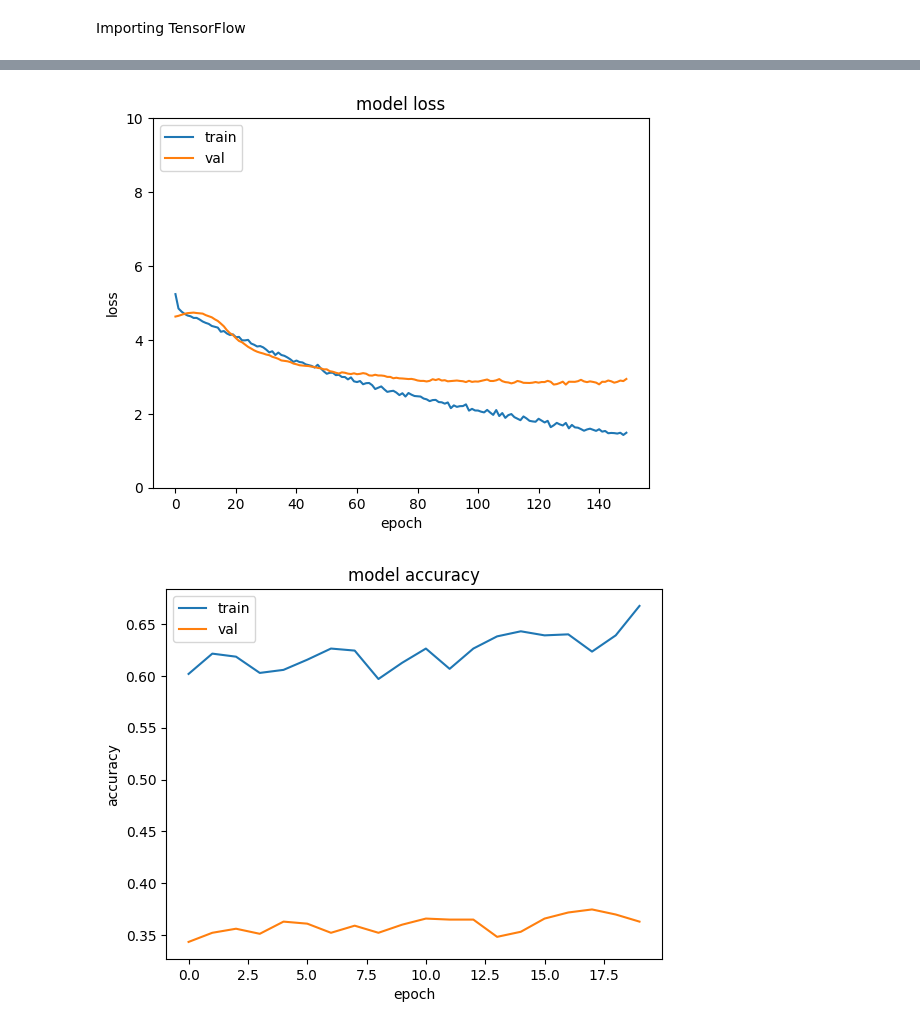
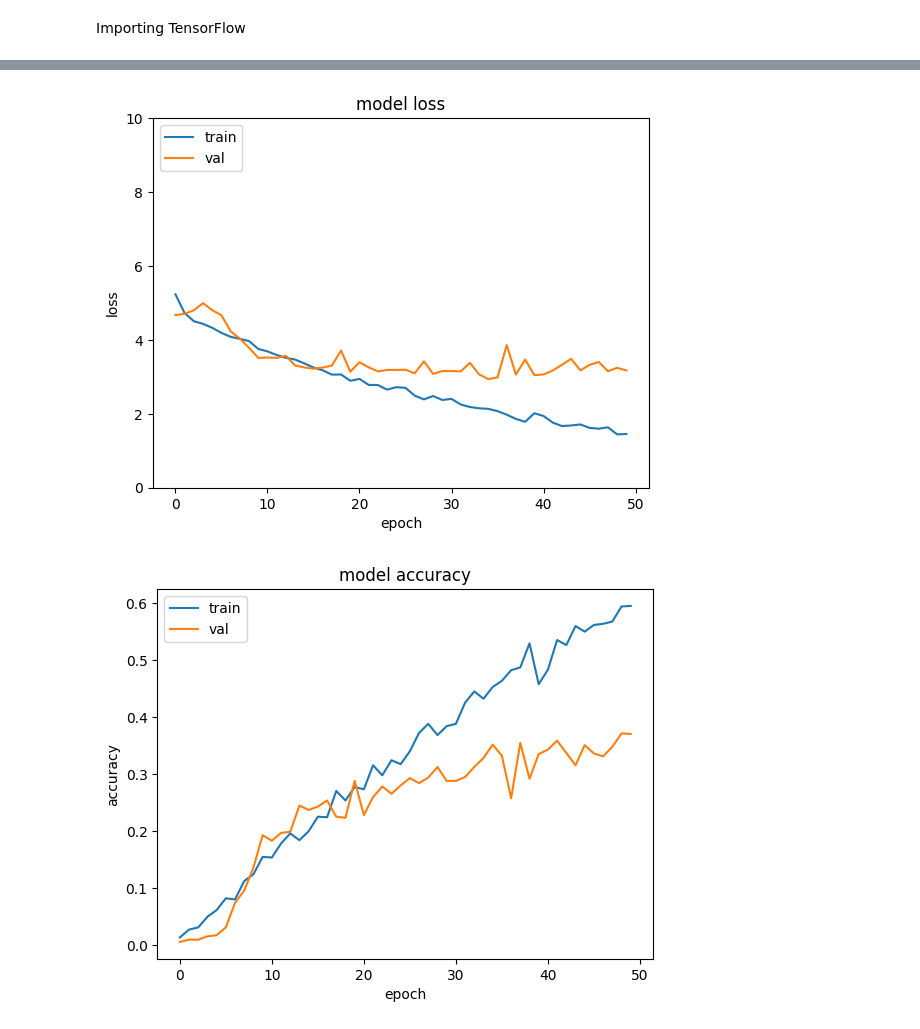
Before and after one commit to Int-Group-44/flowers-102, a Jupyter notebook: OxfordFlowers102CNN.ipynb, the cells around one changed output, grey strips where cells are left out. Saved outputs shown, nothing was run; the diff lists cells and outputs as text; code cells hidden in the pictures.

Commit message:
Same performance as best, 10x learning rate, 1/3 epochs to train

```diff
--- a/OxfordFlowers102CNN.ipynb
+++ b/OxfordFlowers102CNN.ipynb
@@ -44,7 +44,7 @@ def format_image(image, label):
     image = tf.image.resize(image, (IMAGE_RES, IMAGE_RES))/255.0
     #label = tf.one_hot(label, depth=num_classes)
     return image, label
-BATCH_SIZE = 32
+BATCH_SIZE = 16
 train_batches = training_set.shuffle(num_training_examples//4).map(format_image).batch(BATCH_SIZE).prefetch(1)
 validation_batches = validation_set.shuffle(num_validation_examples//4).map(format_image).batch(BATCH_SIZE).prefetch(1)
 test_batches = test_set.map(format_image).batch(BATCH_SIZE).prefetch(1)
@@ -52,9 +52,8 @@ test_batches = test_set.map(format_image).batch(BATCH_SIZE).prefetch(1)
 def make_model(input_shape, num_classes):
   model = tf.keras.Sequential()
   model.add(layers.RandomFlip("horizontal_and_vertical", input_shape=input_shape))
-  model.add(layers.RandomRotation(180))
-  model.add(layers.RandomZoom(0.3))
-  model.add(layers.RandomContrast(factor=(0.0, 1)))
+  model.add(layers.RandomRotation(20))
+  model.add(layers.RandomZoom(0.2))
   model.add(layers.Conv2D(32, 3, padding='same', activation='relu'))
   model.add(layers.BatchNormalization())
   model.add(layers.Conv2D(32, 3, padding='same', activation='relu'))
@@ -92,3 +91,26 @@ def make_model(input_shape, num_classes):
 # %%
 tf.keras.backend.clear_session()
 model = make_model(input_shape=(IMAGE_RES, IMAGE_RES) + (3,), num_classes=102)
+# %%
+
+#keras.utils.plot_model(model, show_shapes=True)
+
+epochs = 50
+
+#reduce_lr = tf.keras.callbacks.ReduceLROnPlateau(monitor='val_loss', factor=0.2, patience=5, min_lr=0.0001)
+
+model.compile(
+    optimizer=tf.keras.optimizers.Adam(learning_rate=0.0001),
+    loss=tf.keras.losses.SparseCategoricalCrossentropy(from_logits=True),
+    metrics=["accuracy"],
+)
+
+history = model.fit(
+    train_batches,
+    epochs=epochs,
+    validation_data=validation_batches,
+    batch_size=BATCH_SIZE,
+    validation_batch_size=BATCH_SIZE,
+    verbose=1
+    #callbacks=[reduce_lr]
+)
@@ -95,3 +135,8 @@ model = make_model(input_shape=(IMAGE_RES, IMAGE_RES) + (3,), num_classes=102)
+# %%
+tloss1 = history.history['loss']
+vloss1 = history.history['val_loss']
+tacc1 = history.history['accuracy']
+vacc1 = history.history['val_accuracy']
 # %%
 
 #keras.utils.plot_model(model, show_shapes=True)
@@ -144,21 +195,21 @@ Test accuracy: 0.3054155111312866
 # %%
-plt.plot(history.history['loss'])
+plt.plot(tloss1)
 plt.ylim(0,10)
-plt.plot(history.history['val_loss'])
+plt.plot(vloss1)
 plt.title('model loss')
 plt.ylabel('loss')
 plt.xlabel('epoch')
 plt.legend(['train','val'], loc="upper left")
 plt.show()
 # %% [output]
-[figure, old version]
+[figure, new version]
 # %%
-plt.plot(history.history['accuracy'])
-plt.plot(history.history['val_accuracy'])
+plt.plot(tacc1)
+plt.plot(vacc1)
 plt.title('model accuracy')
 plt.ylabel('accuracy')
 plt.xlabel('epoch')
 plt.legend(['train','val'], loc="upper left")
 plt.show()
 # %% [output]
-[figure, old version]
+[figure, new version]
```
Also changed, not shown: parts of 4 cells of this notebook.
